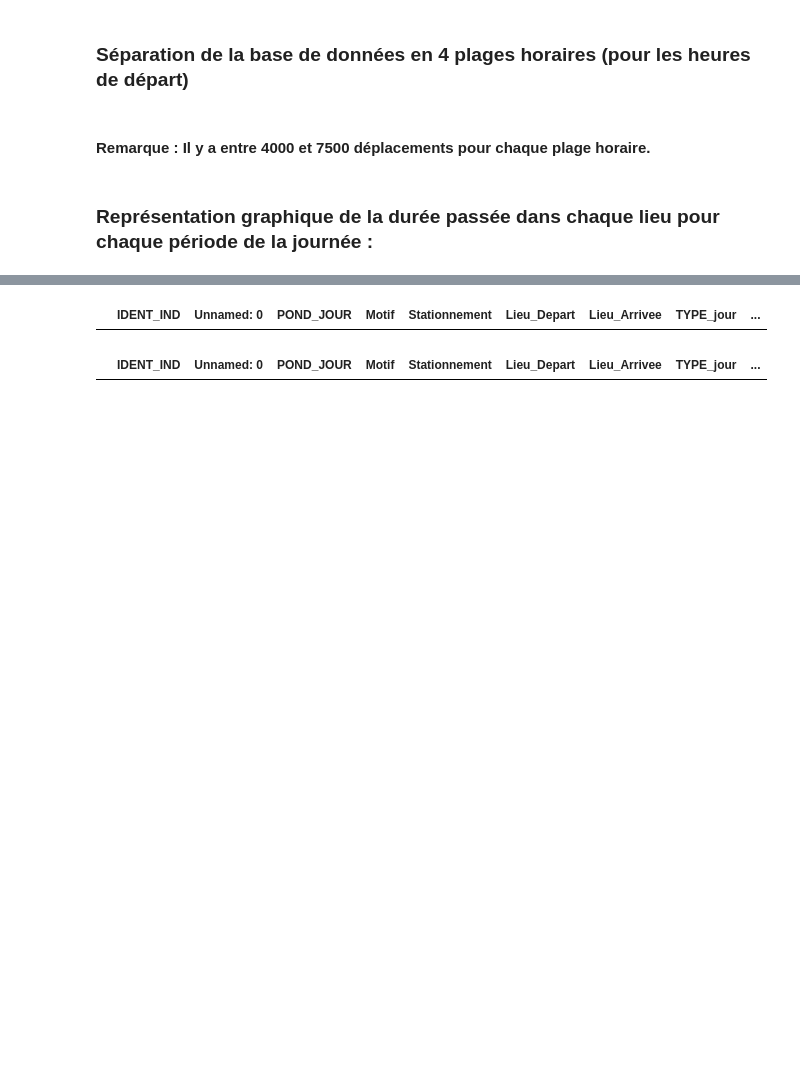
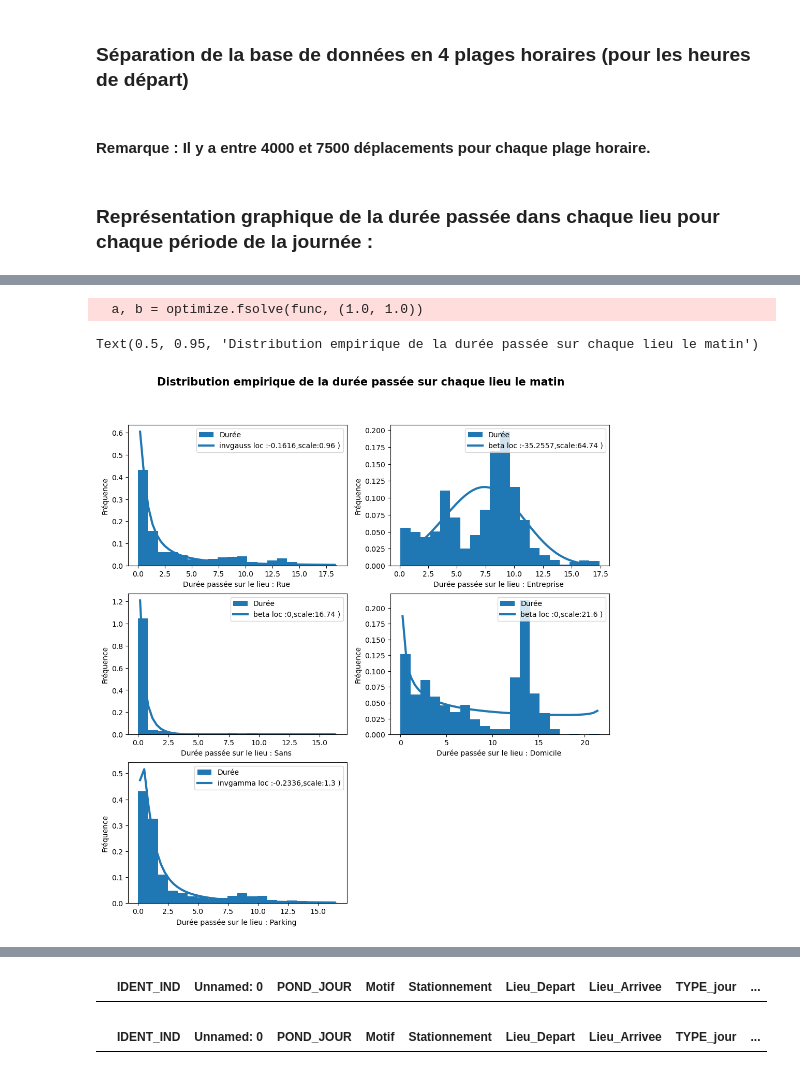
Before and after one commit to kilianguillon/Projet_statapp, a Jupyter notebook: DureeLieu.ipynb, the cells around one changed output, grey strips where cells are left out. Saved outputs shown, nothing was run; the diff lists cells and outputs as text; code cells hidden in the pictures; blank space fills up the shorter version.

```diff
--- a/DureeLieu.ipynb
+++ b/DureeLieu.ipynb
@@ -132,3 +74,64 @@ Text(0.5, 0.95, 'Distribution empirique de la durée passée sur chaque lieu le
+# %%
+fig, ax = plt.subplots(3, 2, figsize=(12, 12))
+lois_duree_matin=[]
+
+i=0
+j=0
+for lieu in list(set(emp_df["Lieu_Arrivee"])):
+    emp_matin[emp_matin["Lieu_Arrivee"]==lieu]["Durée"].plot.hist(ax=ax[i][j],bins=20,density=True,ylabel='Fréquence',subplots=True,xlabel="Durée passée sur le lieu : "+lieu+" ")
+    '''On cherche la loi qui a la plus petite somme des résidus au carré'''
+    data=emp_matin[emp_matin["Lieu_Arrivee"]==lieu]["Durée"].dropna()
+    sse = np.inf
+    y, x = np.histogram(data, bins=48, density=True)
+    x = (x + np.roll(x, -1))[:-1] / 2.0
+
+    # Pour chaque distribution
+    for name in dist_names:
+
+        # Modéliser
+        dist = getattr(scipy.stats, name)
+        param = dist.fit(data)
+
+        # Paramètres
+        loc = param[-2]
+        if abs(loc)<10**(-2):
+            loc=0
+        scale = param[-1]
+        arg = param[:-2]
+
+        # PDF
+        pdf = dist.pdf(x, *arg, loc=loc, scale=scale)
+        # SSE
+        model_sse = np.sum((y - pdf)**2)
+
+        # Si le SSE est diminué, enregistrer la loi
+        if model_sse < sse:
+            best_pdf = pdf
+            sse = model_sse
+            best_loc = loc
+            best_scale = scale
+            best_arg = arg
+            best_param=param
+            best_name = name
+    lois_duree_matin.append([best_name,best_param])
+
+    ax[i][j].plot(x,best_pdf,label=best_name+" loc :"+str(round(best_loc,4))+",scale:"+str(round(best_scale,2))+" )", linewidth=3)
+    ax[i][j].legend(loc='upper right')
+    #ax[i][j].title("Durée passée sur le lieu "+lieu+" le matin :")
+    #plt.show()
+
+    if j<1:
+        j+=1
+    else:
+        i+=1
+        j=0
+
+ax[2][1].set_axis_off()
+fig.suptitle("Distribution empirique de la durée passée sur chaque lieu le matin",va='center', fontweight="bold",fontsize=15,y=0.95)
+# %% [output]
+  a, b = optimize.fsolve(func, (1.0, 1.0))
+Text(0.5, 0.95, 'Distribution empirique de la durée passée sur chaque lieu le matin')
+[figure, added]
 # %%
 lois_duree_matin
 # %% [output]
```
Also changed, not shown: parts of 8 cells of this notebook, 3 other files.
